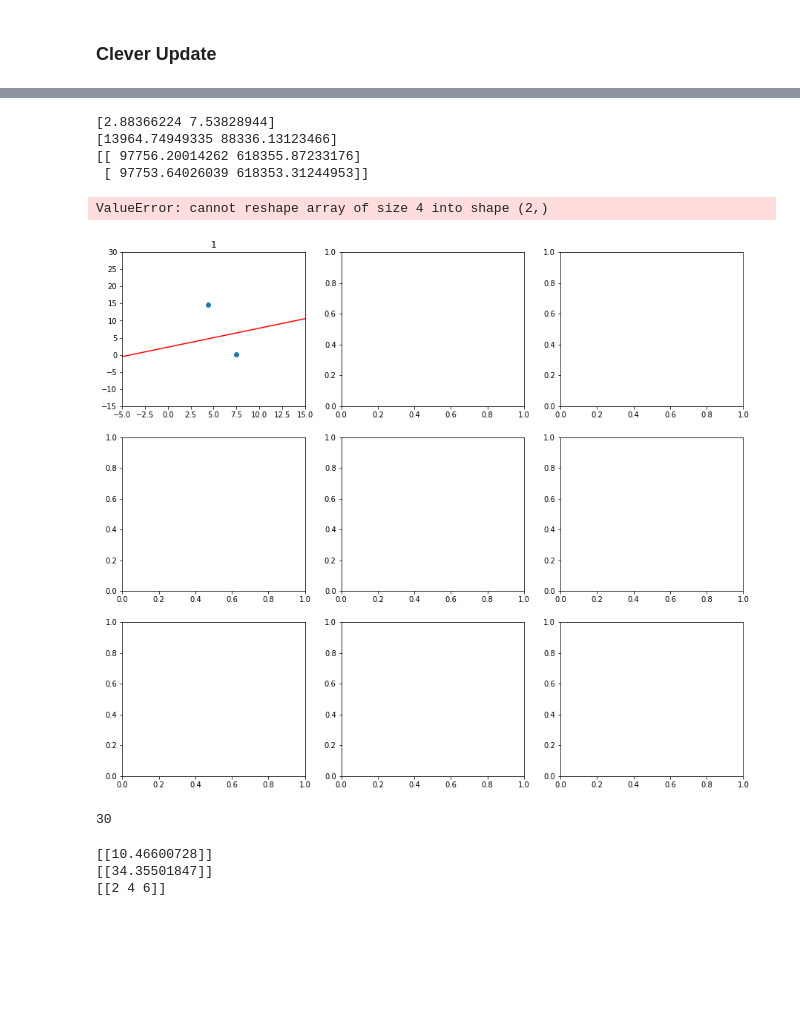
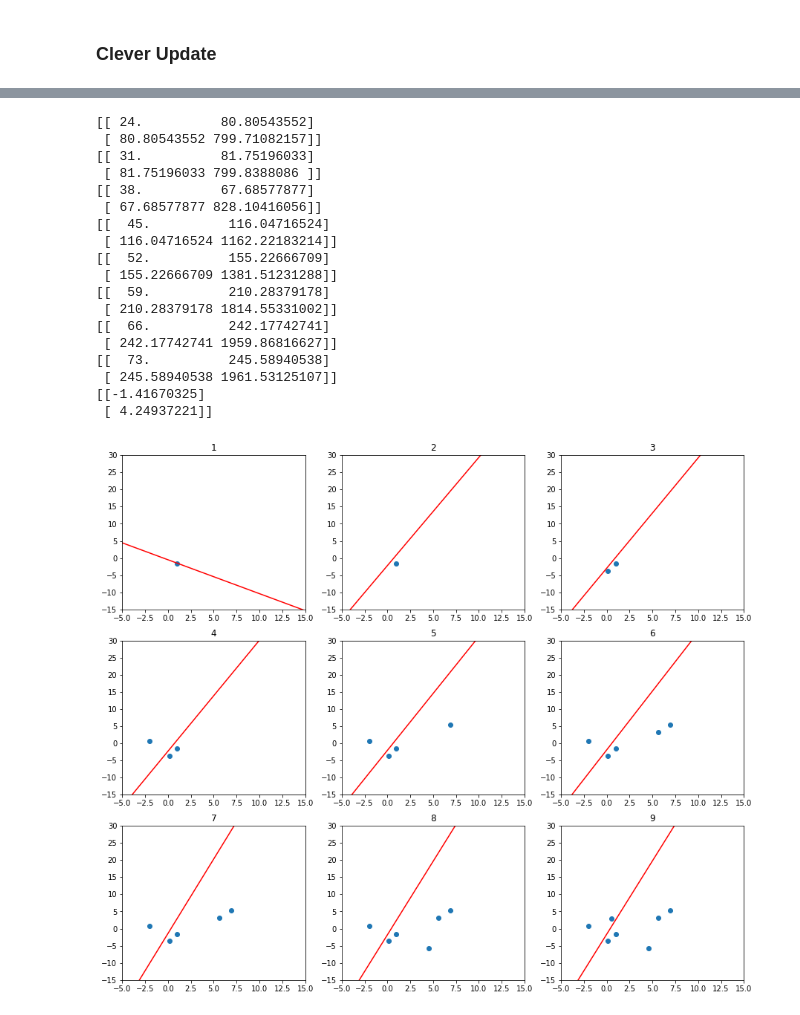
Before and after one commit to chaue/BayesianUpdate, a Jupyter notebook: SequentialLearning.ipynb, the cells around one changed output, grey strips where cells are left out. Saved outputs shown, nothing was run; the diff lists cells and outputs as text; code cells hidden in the pictures; blank space fills up the shorter version.

```diff
--- a/SequentialLearning.ipynb
+++ b/SequentialLearning.ipynb
@@ -253,7 +254,7 @@ batch = 1
 
 epsmu = 0
 beta = 7
-alpha = 10
+alpha = 0.0001
 
 x = np.array([np.random.normal(loc = mu, scale = sigma, size = batch)])
 eps = np.array([np.random.normal(loc = epsmu, scale = beta, size = batch)])
@@ -262,9 +263,11 @@ t = 2 * x + eps
 phi = np.hstack((np.ones((len(x[0]), 1)), x.T))
 SN = np.linalg.inv(alpha * np.eye(dim) + beta * np.matmul(phi.T, phi))
 mN = beta * np.matmul(SN, np.matmul(phi.T, t.T))
+#print(SN)
+#print(mN)
 
 w = np.random.multivariate_normal(mean = mN.reshape(2,), cov = SN)
-print(w)
+#print(w)
 linex = np.linspace(-5, 15, 10000)
 liney = w[0] + w[1]*linex
 
@@ -282,9 +285,10 @@ for i in np.arange(8):
     phi = np.hstack((np.ones((len(x[0]), 1)), x.T))
     SN = np.linalg.inv(alpha * np.eye(dim) + beta * np.matmul(phi.T, phi))
     mN = beta * np.matmul(SN, np.matmul(phi.T, t.T))
-
+    #print(SN)
+    #print(mN)
     w = np.random.multivariate_normal(mean = mN.reshape(2,), cov = SN)
-    print(w)
+    #print(w)
     linex = np.linspace(-5, 15, 10000)
     liney = w[0] + w[1]*linex
 
@@ -296,4 +300,6 @@ for i in np.arange(8):
 
 print(mN.T)
 print(SN)
+print(x)
+print(t)
 # %% [output]
@@ -381,7 +384,7 @@ axdim = [(0,1), (0,2), (1,0), (1,1), (1,2), (2,0), (2,1), (2,2)]
 dim = 2
 mu = 5
 sigma = 4
-batch = 2
+batch = 1
 
 epsmu = 0
 beta = 7
@@ -392,49 +395,69 @@ eps = np.array([np.random.normal(loc = epsmu, scale = beta, size = batch)])
 t = 2 * x + eps
 
 phi = np.hstack((np.ones((len(x[0]), 1)), x.T))
-SN = np.linalg.inv(alpha * np.eye(dim) + beta * np.matmul(phi.T, phi))
+SNinv = alpha * np.eye(dim) + beta * np.matmul(phi.T, phi)
+SN = np.linalg.inv(SNinv)
 mN = beta * np.matmul(SN, np.matmul(phi.T, t.T))
+#print(SN.shape)
+#print(mN.shape)
 
 w = np.random.multivariate_normal(mean = mN.reshape(2,), cov = SN)
 #print(w)
 linex = np.linspace(-5, 15, 10000)
 liney = w[0] + w[1]*linex
 
 ax[0,0].scatter(x, t)
 ax[0,0].set_xlim([-5, 15])
 ax[0,0].set_ylim([-15, 30])
 ax[0,0].plot(linex, liney, 'r')
 ax[0,0].title.set_text("1")
 
 for i in np.arange(8):
-    newx = np.random.normal(loc = mu, scale = sigma, size = batch)
-    neweps = np.random.normal(loc = epsmu, scale = beta, size = batch)
+    x = np.hstack((x, np.array([np.random.normal(loc = mu, scale = sigma, size = batch)])))
+    eps = np.hstack((eps, np.array([np.random.normal(loc = epsmu, scale = beta, size = batch)])))
+    #print(eps)
+    newx = x[0][len(x[0])-1,]
+    neweps = eps[0][len(eps[0])-1]
     newt = 2 * newx + neweps
-    print(newx)
 
-    SN = SN + beta * np.array([[1, newx.sum()], [newx.sum(), (newx**2).sum()]])
-    print(np.matmul(SN, np.array([newt.sum(), np.matmul(newx, newt.T)])) )
-    mN = mN + beta * np.matmul(SN, np.array([newt.sum(), np.matmul(newx, newt.T)]))
-    print(mN)
+    SNinv = SNinv + beta * np.array([[1, newx], [newx, (newx**2)]])
+    print(SNinv)
+    SN = np.linalg.inv(SNinv)
+    mN = mN + beta * np.matmul(SN, np.array([[newt], [newx * newt]]))
 
     w = np.random.multivariate_normal(mean = mN.reshape(2,), cov = SN)
     #print(w)
     linex = np.linspace(-5, 15, 10000)
     liney = w[0] + w[1]*linex
 
+    t = 2 * x + eps
     ax[axdim[i]].scatter(x, t)
     ax[axdim[i]].set_xlim([-5, 15])
     ax[axdim[i]].set_ylim([-15, 30])
     ax[axdim[i]].plot(linex, liney, 'r')
     ax[axdim[i]].title.set_text(i+2)
+
+#print(mN)
+#print(SN)
+#print(x)
+#print(t)
 # %% [output]
-[2.88366224 7.53828944]
-[13964.74949335 88336.13123466]
-[[ 97756.20014262 618355.87233176]
- [ 97753.64026039 618353.31244953]]
+[[ 24.          80.80543552]
+ [ 80.80543552 799.71082157]]
+[[ 31.          81.75196033]
+ [ 81.75196033 799.8388086 ]]
+[[ 38.          67.68577877]
+ [ 67.68577877 828.10416056]]
+[[  45.          116.04716524]
+ [ 116.04716524 1162.22183214]]
+[[  52.          155.22666709]
+ [ 155.22666709 1381.51231288]]
+[[  59.          210.28379178]
+ [ 210.28379178 1814.55331002]]
+[[  66.          242.17742741]
+ [ 242.17742741 1959.86816627]]
+[[  73.          245.58940538]
+ [ 245.58940538 1961.53125107]]
+[[-1.41670325]
+ [ 4.24937221]]
-ValueError: cannot reshape array of size 4 into shape (2,)
-[figure, old version]
+[figure, new version]
-# %%
-(np.array([[1,2,3,4]])**2).sum()
-# %% [output]
-30
@@ -445,8 +463,0 @@ newt = 2 * newx + neweps
-# %%
-print(newx)
-print(newt)
-print(2*np.array([[1,2,3]]))
-# %% [output]
-[[10.46600728]]
-[[34.35501847]]
-[[2 4 6]]
```
Also changed, not shown: parts of 13 cells of this notebook.
